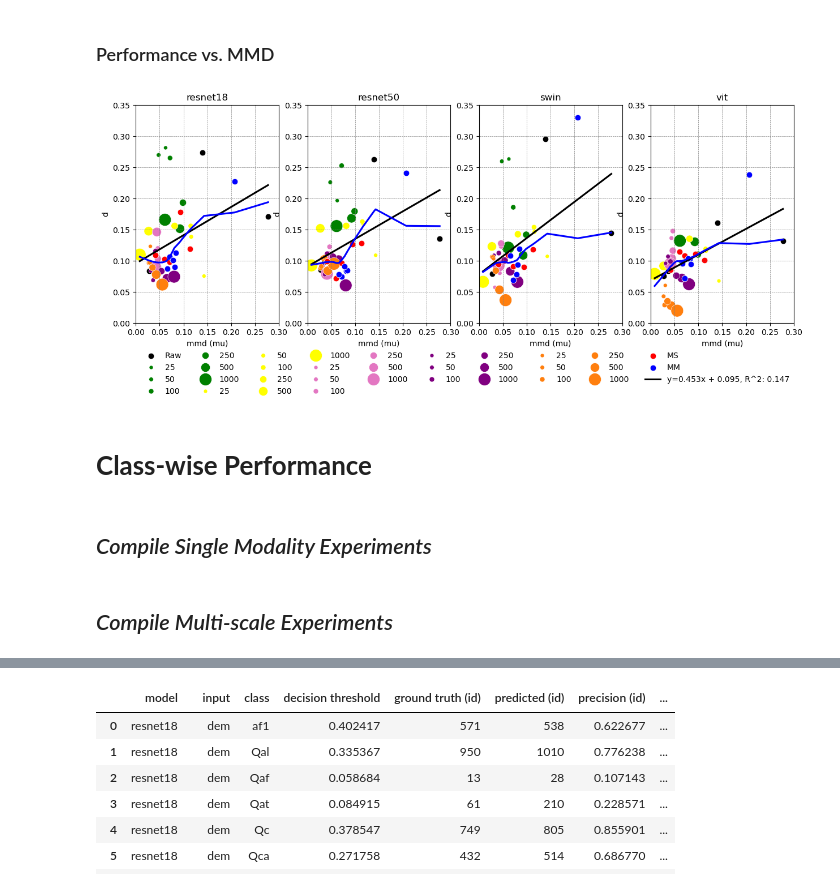
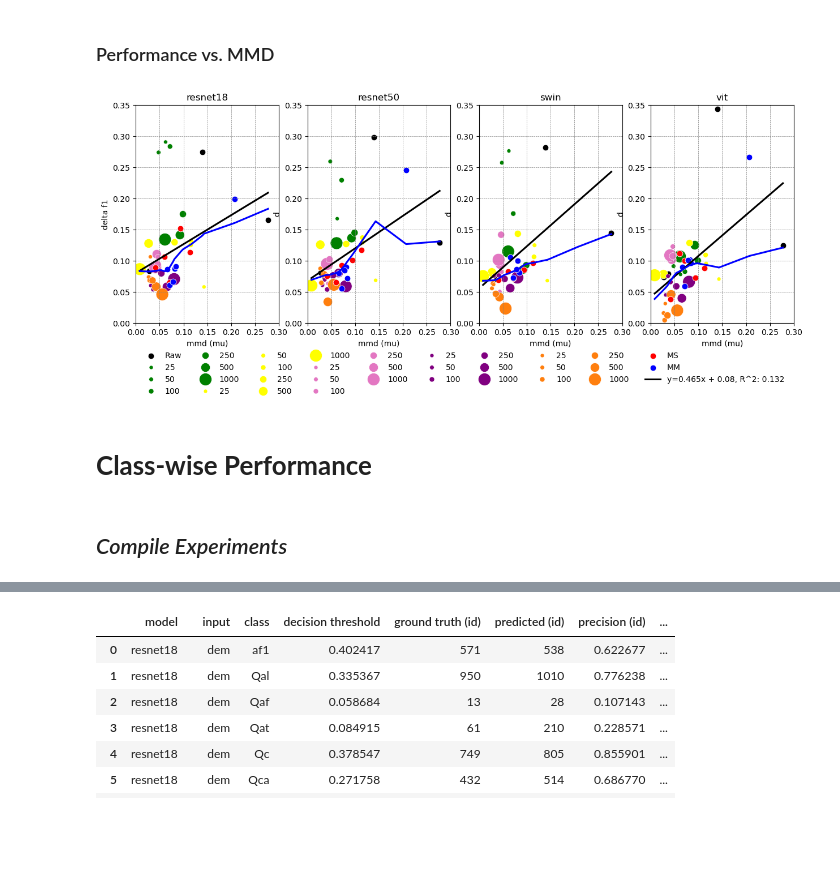
Before and after one commit to masseygeo/earthscape, a Jupyter notebook: notebooks/analysis_cls.ipynb, the cells around one changed output, grey strips where cells are left out. Drawn from its saved outputs; the diff is of its cells as text; code cells hidden in the pictures; blank space fills up the shorter version.

```diff
--- a/notebooks/analysis_cls.ipynb
+++ b/notebooks/analysis_cls.ipynb
@@ -201,26 +199,26 @@ for idx, d in enumerate(mm_dirs):
 # Compile All Global Experiments
 ##################################################
 
-# paths to single, multi-scale, & multimodal compilations...
-single_path = os.path.join(assets_dir, "single_global.csv")
-ms_path = os.path.join(assets_dir, "multiscale_global.csv")
-mm_path = os.path.join(assets_dir, "multimodal_global.csv")
+# # paths to single, multi-scale, & multimodal compilations...
+# single_path = os.path.join(assets_dir, "single_global.csv")
+# ms_path = os.path.join(assets_dir, "multiscale_global.csv")
+# mm_path = os.path.join(assets_dir, "multimodal_global.csv")
 
 # output path
 output_path = os.path.join(assets_dir, 'compiled_global.csv')
 
 
-##### compile data...
-df_list = []
-df_list.append(pd.read_csv(single_path))
-df_list.append(pd.read_csv(ms_path))
-df_list.append(pd.read_csv(mm_path))
+# ##### compile data...
+# df_list = [df_single, df_ms, df_mm]
+# df_list.append(pd.read_csv(single_path))
+# df_list.append(pd.read_csv(ms_path))
+# df_list.append(pd.read_csv(mm_path))
 
-df = pd.concat(df_list)
+df = pd.concat([df_single, df_ms, df_mm])
 df.reset_index(drop=True, inplace=True)
 
 df.to_csv(output_path, index=False)
-df.sort_values('macro_map (id)', ascending=False).head(10)
+df.sort_values(['model', 'macro_f1 (id)'], ascending=False).head(10)
 # %% [output]
 |  | model | input | macro_precision (id) | macro_recall (id) | macro_f1 (id) | auroc (id) | macro_map (id) | ... |
 | 163 | resnet18 | ep-ms+s-ms+sds-ms | 0.648024 | 0.798216 | 0.684006 | 0.916165 | 0.746227 | ... |
@@ -646,46 +644,47 @@ for idx, m in enumerate(df['model'].unique()):
     mask = df['model'] == m
     subset = df[mask].copy()
 
-    subset['d'] = subset['macro_map (id)'] - subset['macro_map (cd)']
-    subset['dr'] = (subset['macro_map (id)'] - subset['macro_map (cd)']) / subset['macro_map (id)'] * 100
+    subset['d'] = subset['macro_f1 (id)'] - subset['macro_f1 (cd)']
+    subset['dr'] = (subset['macro_f1 (id)'] - subset['macro_f1 (cd)']) / subset['macro_f1 (id)'] * 100
 
     res = stats.linregress(subset["mmd (mu)"], subset[f"{metric}"])
     r2 = res.rvalue**2
     label = f"y={round(res.slope, 3)}x + {round(res.intercept, 3)}, R^2: {round(r2.item(), 3)}"
 
     sns.scatterplot(data=subset[subset['family'] == 'raw'], x='mmd (mu)', y=f"{metric}", ax=ax[idx], color='k', s=60, label='Raw')
 
     sns.scatterplot(data=subset[subset['family'] == 'ep'], x='mmd (mu)', y=f"{metric}", ax=ax[idx], color='green', size='spatial support', sizes=(25, 250))
     sns.scatterplot(data=subset[subset['family'] == 'plc'], x='mmd (mu)', y=f"{metric}", ax=ax[idx], color='yellow', size='spatial support', sizes=(25, 250))
     sns.scatterplot(data=subset[subset['family'] == 'prc'], x='mmd (mu)', y=f"{metric}", ax=ax[idx], color='tab:pink', size='spatial support', sizes=(25, 250))
     sns.scatterplot(data=subset[subset['family'] == 's'], x='mmd (mu)', y=f"{metric}", ax=ax[idx], color='purple', size='spatial support', sizes=(25, 250))
     sns.scatterplot(data=subset[subset['family'] == 'sds'], x='mmd (mu)', y=f"{metric}", ax=ax[idx], color='tab:orange', size='spatial support', sizes=(25, 250))
 
     sns.scatterplot(data=subset[subset['family'] == 'multi-scale'], x='mmd (mu)', y=f"{metric}", ax=ax[idx], color='red', s=60, label='MS')
     sns.scatterplot(data=subset[subset['family'] == 'multimodal'], x='mmd (mu)', y=f"{metric}", ax=ax[idx], color='blue', s=60, label='MM')
 
     x = sns.regplot(data=subset, x='mmd (mu)', y=f"{metric}", robust=False, ci=False, label=label, color='k', scatter=False, ax=ax[idx])
     sns.regplot(data=subset, x='mmd (mu)', y=f"{metric}", lowess=True, robust=False, ci=False, color='blue', scatter=False, ax=ax[idx])
 
 
     ax[idx].set_title(f"{m}")
     ax[idx].set_ylim(0, 0.35)
     ax[idx].set_xlim(0, 0.3)
 
     ax[idx].grid(axis='both', linestyle='--', linewidth=0.5, color='0.5')
 
 for axes in ax:
     axes.legend().remove()
 ax[0].legend(loc='upper left', bbox_to_anchor=(0,-0.1), frameon=False, ncols = 10)
+ax[0].set_ylabel('delta f1')
 
-plt.savefig(f"{ASSETS_DIR}/baselines/classification/delta_vs_mmd_clf.svg")
+plt.savefig(f"{ASSETS_DIR}/baselines/classification/delta_vs_mmd_clf.svg", format='svg', bbox_inches='tight')
 plt.show()
 # %% [output]
-[figure, old version]
+[figure, new version]
 # %% [markdown]
 # **Class-wise Performance**
 # %% [markdown]
-## *Compile Single Modality Experiments*
+## *Compile Experiments*
 # %%
 ##################################################
 # Compile Class-wise Performance Metrics - Single
@@ -745,5 +744,3 @@ df_class[int_cols] = df_class[int_cols].astype(int)
-# %% [markdown]
-## *Compile Multi-scale Experiments*
 # %%
 ##################################################
 # Compile Class-wise Performance Metrics - Multiscale
```
Also changed, not shown: parts of 20 cells of this notebook, 12 other files.
